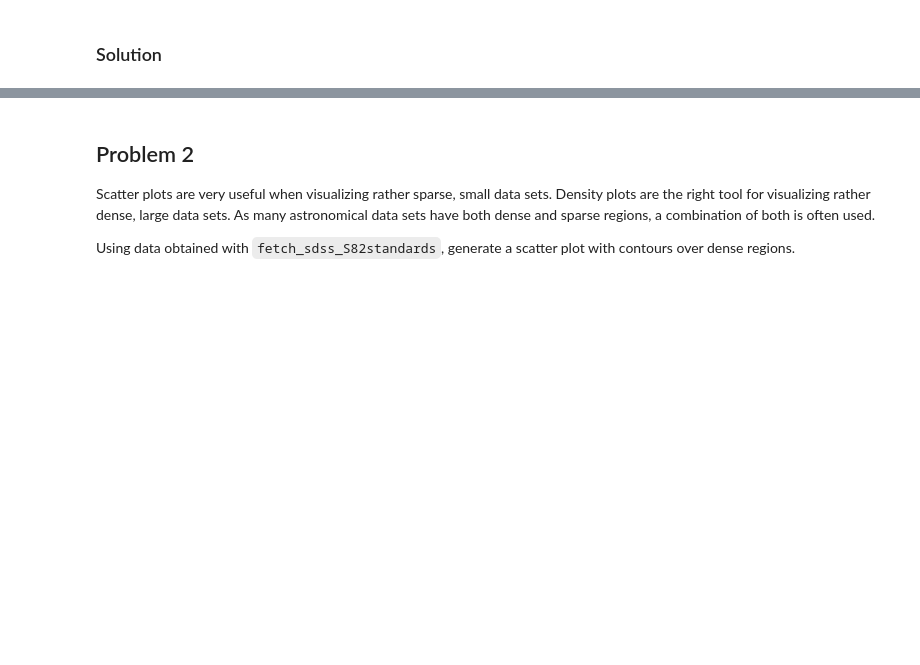
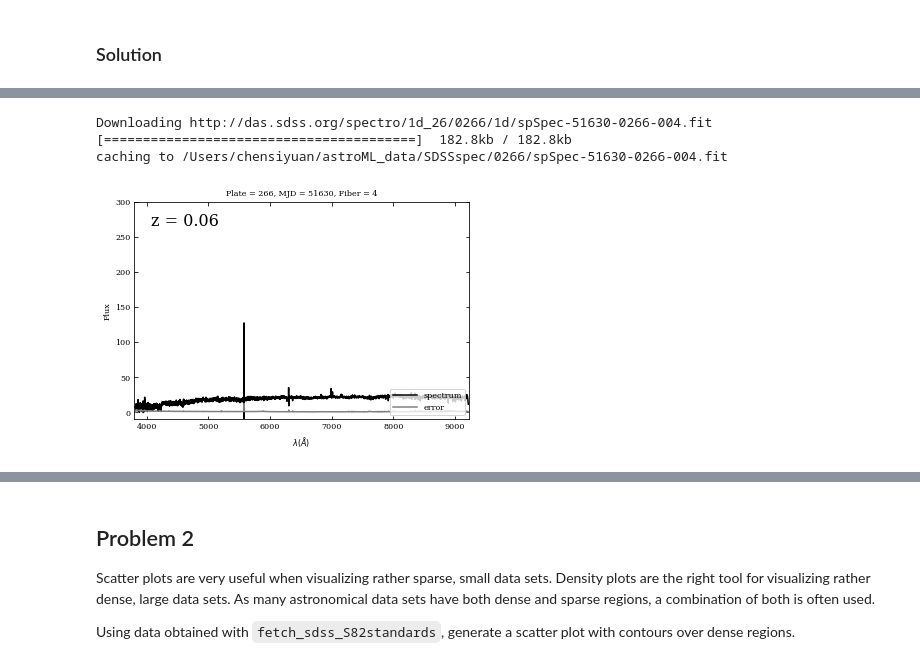
Before and after one commit to SissiChen17/astr3890, a Jupyter notebook: homework_notebooks/homework_2.ipynb, the cells around one changed output, grey strips where cells are left out. Saved outputs shown, nothing was run; the diff lists cells and outputs as text; code cells hidden in the pictures; blank space fills up the shorter version.

```diff
--- a/homework_notebooks/homework_2.ipynb
+++ b/homework_notebooks/homework_2.ipynb
@@ -24,0 +133,39 @@ How do spectra change at increasing redshift?
+# %%
+# Author: Jake VanderPlas <vanderplas@astro.washington.edu>
+# License: BSD
+#   The figure is an example from astroML: see http://astroML.github.com
+from matplotlib import pyplot as plt
+from astroML.datasets import fetch_sdss_spectrum
+
+#------------------------------------------------------------
+# Fetch single spectrum
+plate = 266
+mjd = 51630
+fiber = 4
+
+spec = fetch_sdss_spectrum(plate, mjd, fiber)
+
+#------------------------------------------------------------
+# Plot the resulting spectrum
+ax = plt.axes()
+ax.plot(spec.wavelength(), spec.spectrum, '-k', label='spectrum')
+ax.plot(spec.wavelength(), spec.error, '-', color='gray', label='error')
+
+ax.legend(loc=4)
+
+ax.set_title('Plate = %(plate)i, MJD = %(mjd)i, Fiber = %(fiber)i' % locals())
+
+ax.text(0.05, 0.95, 'z = %.2f' % spec.z, size=16,
+        ha='left', va='top', transform=ax.transAxes)
+
+ax.set_xlabel(r'$\lambda (\AA)$')
+ax.set_ylabel('Flux')
+
+ax.set_ylim(-10, 300)
+
+plt.show()
+# %% [output]
+Downloading http://das.sdss.org/spectro/1d_26/0266/1d/spSpec-51630-0266-004.fit
+[========================================]  182.8kb / 182.8kb
+caching to /Users/chensiyuan/astroML_data/SDSSspec/0266/spSpec-51630-0266-004.fit
+[figure, added]
```
Also changed, not shown: parts of 6 cells of this notebook, 2 other files.
